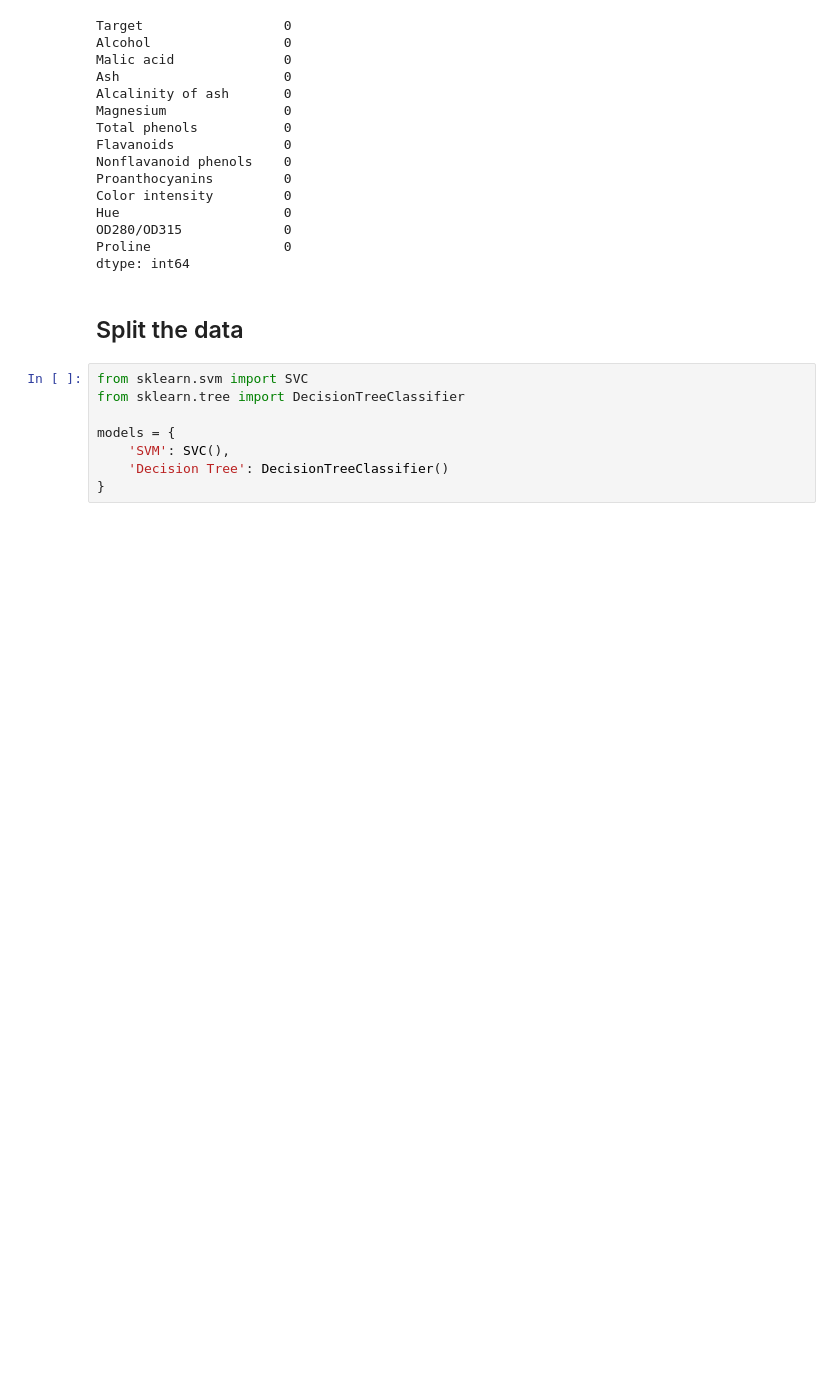
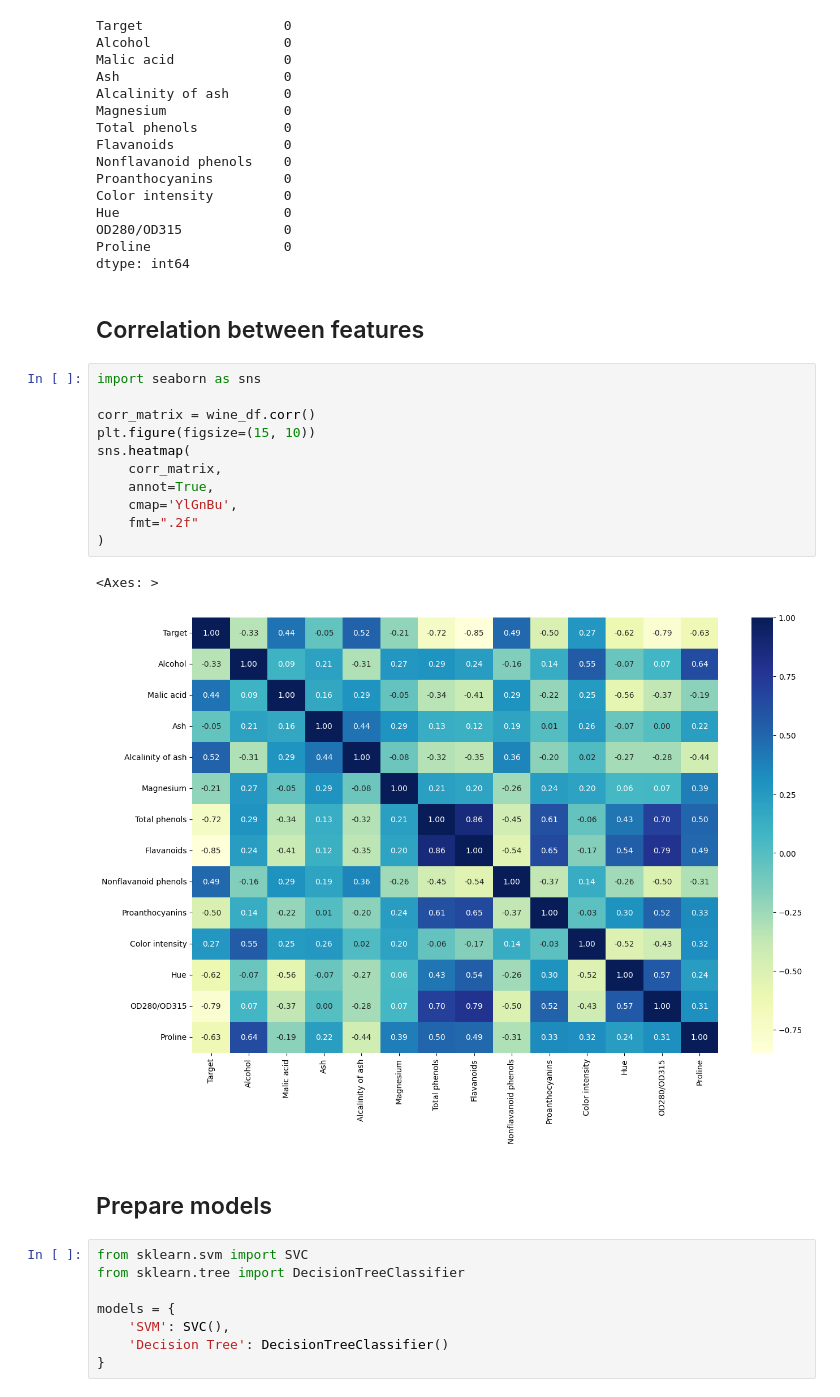
Before and after one commit to pgrzankowski/introduction-to-ai, a Jupyter notebook: wine-classification.ipynb, the cells around one changed output. Cells and saved outputs as stored; diff of their text form; blank space fills up the shorter version.

```diff
--- a/wine-classification.ipynb
+++ b/wine-classification.ipynb
@@ -76,8 +76,24 @@ Hue                     0
 OD280/OD315             0
 Proline                 0
 dtype: int64
-# %% [markdown]
-## Split the data
+# %% [markdown]
+## Correlation between features
+# %%
+import seaborn as sns
+
+corr_matrix = wine_df.corr()
+plt.figure(figsize=(15, 10))
+sns.heatmap(
+    corr_matrix,
+    annot=True,
+    cmap='YlGnBu',
+    fmt=".2f"
+)
+# %% [output]
+<Axes: >
+[figure, added]
+# %% [markdown]
+## Prepare models
 # %%
 from sklearn.svm import SVC
 from sklearn.tree import DecisionTreeClassifier
```
Also changed, not shown: parts of 25 cells of this notebook.
